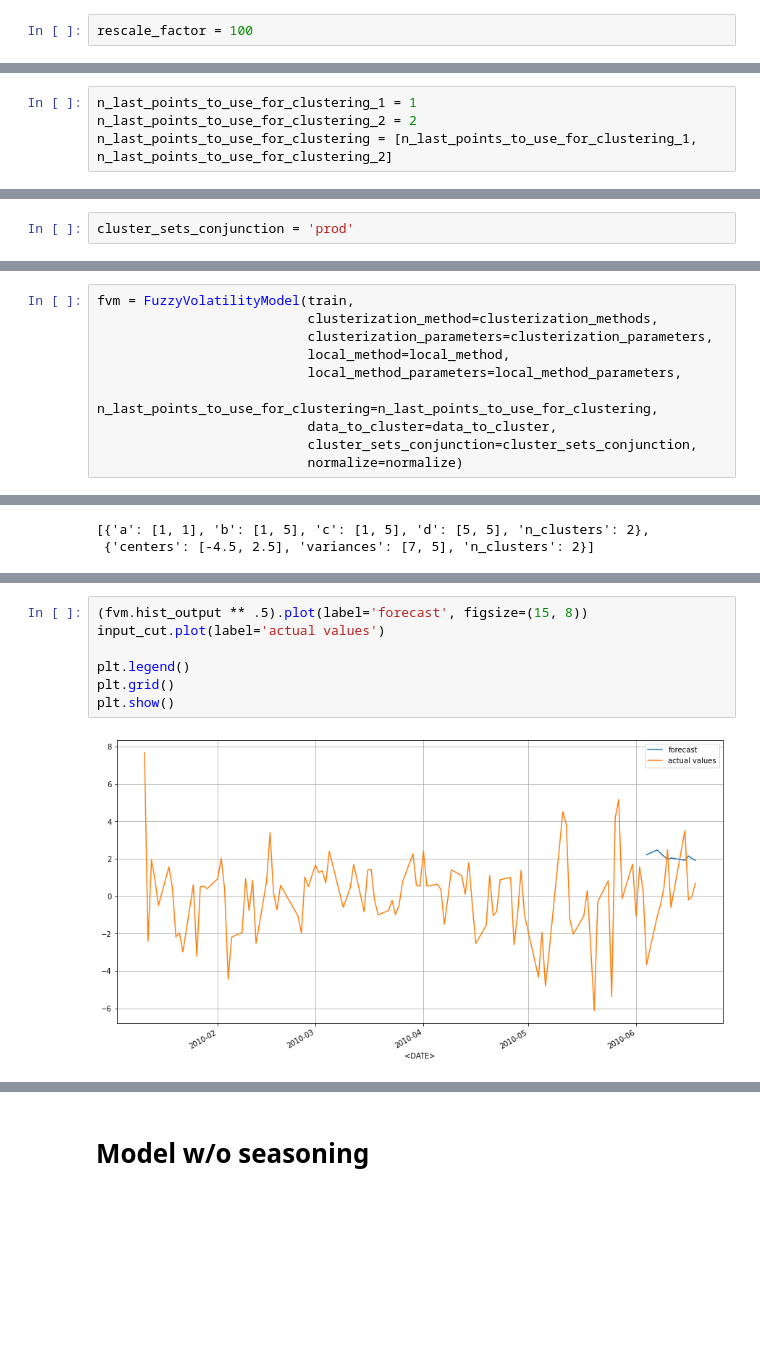
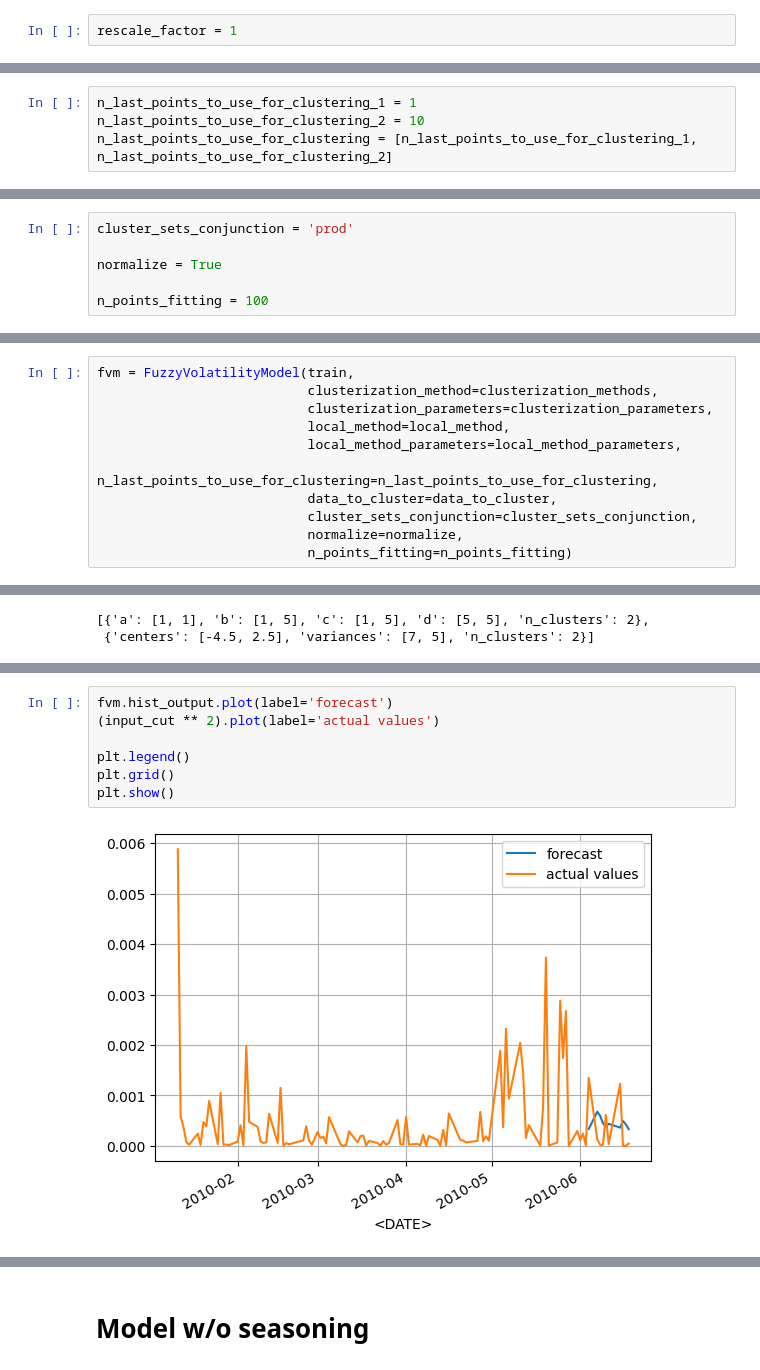
Before and after one commit to Northern125/fuzzy-volatility-modeling, a Jupyter notebook: seasonal_modeling/testing_model.ipynb, the cells around one changed output, grey strips where cells are left out. Drawn from its saved outputs; the diff is of its cells as text; blank space fills up the shorter version.

```diff
--- a/seasonal_modeling/testing_model.ipynb
+++ b/seasonal_modeling/testing_model.ipynb
@@ -104,7 +108,7 @@ array([0., 0.])
 # %% [markdown]
 # Setting data & parameters
 # %%
-rescale_factor = 100
+rescale_factor = 1
 # %%
 start_date = '2010-01-01'
 # %%
@@ -306,7 +319,7 @@ local_method_parameters = {'p': p, 'q': q, 'mean': garch_mean, 'dist': garch_dis
 ## Other params
 # %%
 n_last_points_to_use_for_clustering_1 = 1
-n_last_points_to_use_for_clustering_2 = 2
+n_last_points_to_use_for_clustering_2 = 10
 n_last_points_to_use_for_clustering = [n_last_points_to_use_for_clustering_1, n_last_points_to_use_for_clustering_2]
 # %%
 data_to_cluster_1 = pd.Series(train.index.dayofweek + 1, index=train.index).copy()
@@ -331,3 +344,7 @@ data_to_cluster
  'train']
 # %%
 cluster_sets_conjunction = 'prod'
+
+normalize = True
+
+n_points_fitting = 100
@@ -477,7 +359,8 @@ fvm = FuzzyVolatilityModel(train,
                            n_last_points_to_use_for_clustering=n_last_points_to_use_for_clustering,
                            data_to_cluster=data_to_cluster,
                            cluster_sets_conjunction=cluster_sets_conjunction,
-                           normalize=normalize)
+                           normalize=normalize,
+                           n_points_fitting=n_points_fitting)
 # %% [markdown]
 ## `fit`
 # %%
@@ -814,9 +680,9 @@ plt.show()
 # %%
-(fvm.hist_output ** .5).plot(label='forecast', figsize=(15, 8))
-input_cut.plot(label='actual values')
+fvm.hist_output.plot(label='forecast')
+(input_cut ** 2).plot(label='actual values')
 
 plt.legend()
 plt.grid()
 plt.show()
 # %% [output]
-[figure, old version]
+[figure, new version]
```
Also changed, not shown: parts of 139 cells of this notebook.
